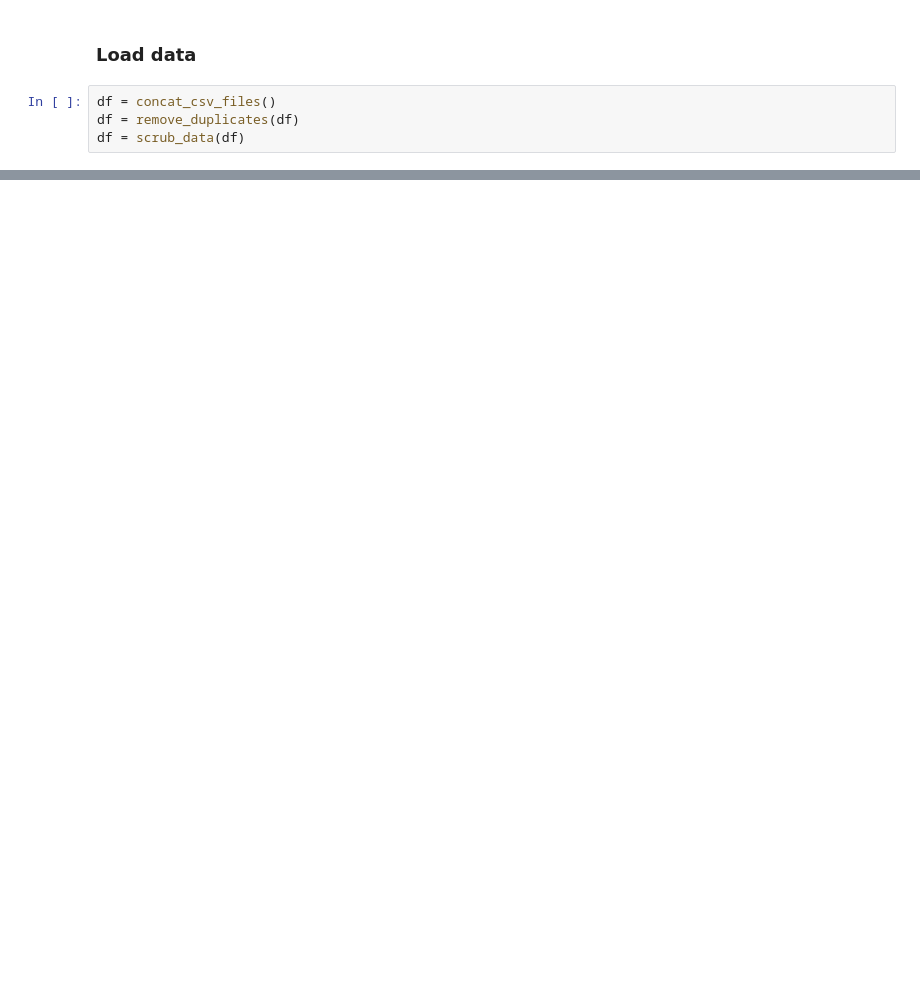
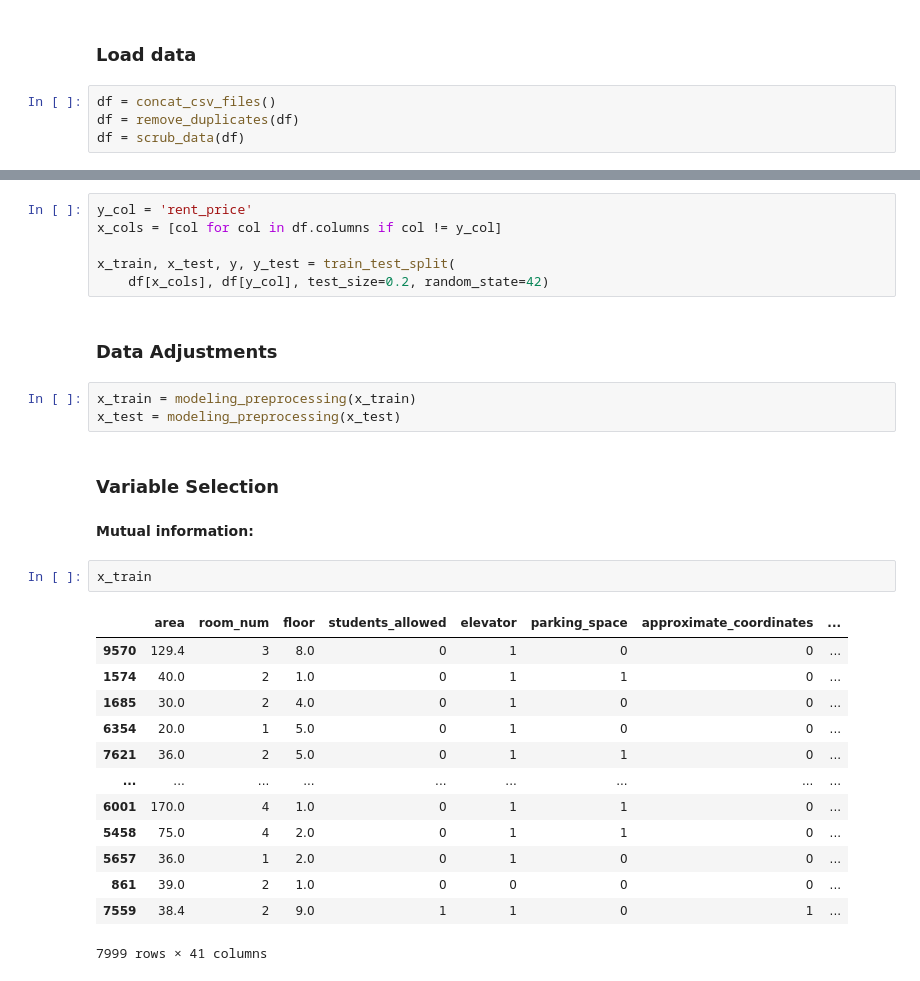
Before and after one commit to KacperSokolowski/MA, a Jupyter notebook: modeling_notebook.ipynb, the cells around one changed output, grey strips where cells are left out. Saved outputs shown, nothing was run; the diff lists cells and outputs as text; blank space fills up the shorter version.

```diff
--- a/modeling_notebook.ipynb
+++ b/modeling_notebook.ipynb
@@ -68,0 +64,31 @@ df1
+# %%
+y_col = 'rent_price'
+x_cols = [col for col in df.columns if col != y_col]
+
+x_train, x_test, y, y_test = train_test_split(
+    df[x_cols], df[y_col], test_size=0.2, random_state=42)
+# %% [markdown]
+### Data Adjustments
+# %%
+x_train = modeling_preprocessing(x_train)
+x_test = modeling_preprocessing(x_test)
+# %% [markdown]
+### Variable Selection
+# %% [markdown]
+__Mutual information:__
+# %%
+x_train
+# %% [output]
+|  | area | room_num | floor | students_allowed | elevator | parking_space | approximate_coordinates | ... |
+| 9570 | 129.4 | 3 | 8.0 | 0 | 1 | 0 | 0 | ... |
+| 1574 | 40.0 | 2 | 1.0 | 0 | 1 | 1 | 0 | ... |
+| 1685 | 30.0 | 2 | 4.0 | 0 | 1 | 0 | 0 | ... |
+| 6354 | 20.0 | 1 | 5.0 | 0 | 1 | 0 | 0 | ... |
+| 7621 | 36.0 | 2 | 5.0 | 0 | 1 | 1 | 0 | ... |
+| ... | ... | ... | ... | ... | ... | ... | ... | ... |
+| 6001 | 170.0 | 4 | 1.0 | 0 | 1 | 1 | 0 | ... |
+| 5458 | 75.0 | 4 | 2.0 | 0 | 1 | 1 | 0 | ... |
+| 5657 | 36.0 | 1 | 2.0 | 0 | 1 | 0 | 0 | ... |
+| 861 | 39.0 | 2 | 1.0 | 0 | 0 | 0 | 0 | ... |
+| 7559 | 38.4 | 2 | 9.0 | 1 | 1 | 0 | 1 | ... |
+7999 rows × 41 columns
```
Also changed, not shown: parts of 22 cells of this notebook, 1 other file.
